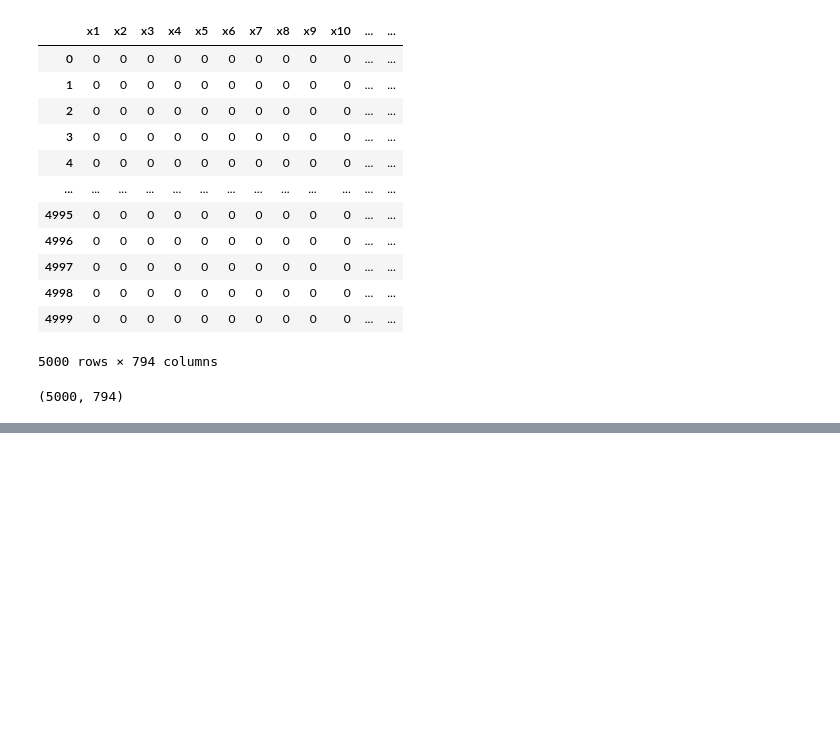
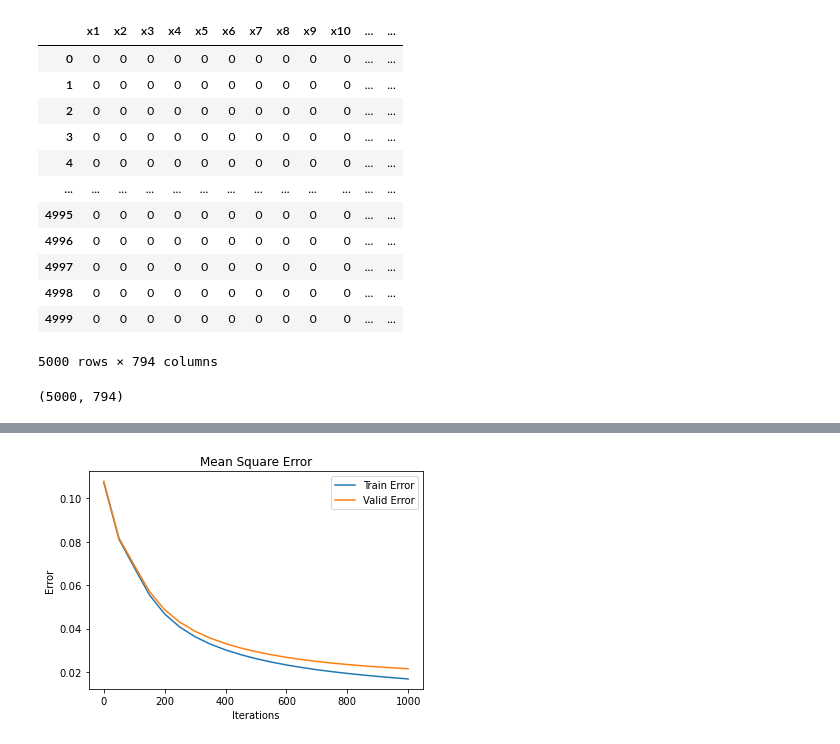
Before and after one commit to abcrohit/MNIST_NEURAL_NETWORKS, a Jupyter notebook: MNIST NN.ipynb, the cells around one changed output, grey strips where cells are left out. Saved outputs shown, nothing was run; the diff lists cells and outputs as text; code cells hidden in the pictures; blank space fills up the shorter version.

```diff
--- a/MNIST NN.ipynb
+++ b/MNIST NN.ipynb
@@ -291,0 +260,2 @@ Cross Entropy: -1.034873029075755
+# %%
+W1n, W2n, iterations, MSETrainErrors, LogTrainErrors, AccuraciesTrain, MSEValidErrors, LogValidErrors, AccuraciesValid = gradient_descent(train_set, validation_set, W1, W2, 1000, 1.1)
@@ -291,0 +352,10 @@ Cross Entropy: -1.034873029075755
+# %%
+pyplot.plot(iterations, MSETrainErrors, label="Train Error")
+pyplot.plot(iterations, MSEValidErrors, label="Valid Error")
+pyplot.xlabel('Iterations')
+pyplot.ylabel('Error')
+pyplot.title('Mean Square Error')
+pyplot.legend()
+pyplot.show()
+# %% [output]
+[figure, added]
```
Also changed, not shown: parts of 24 cells of this notebook.
